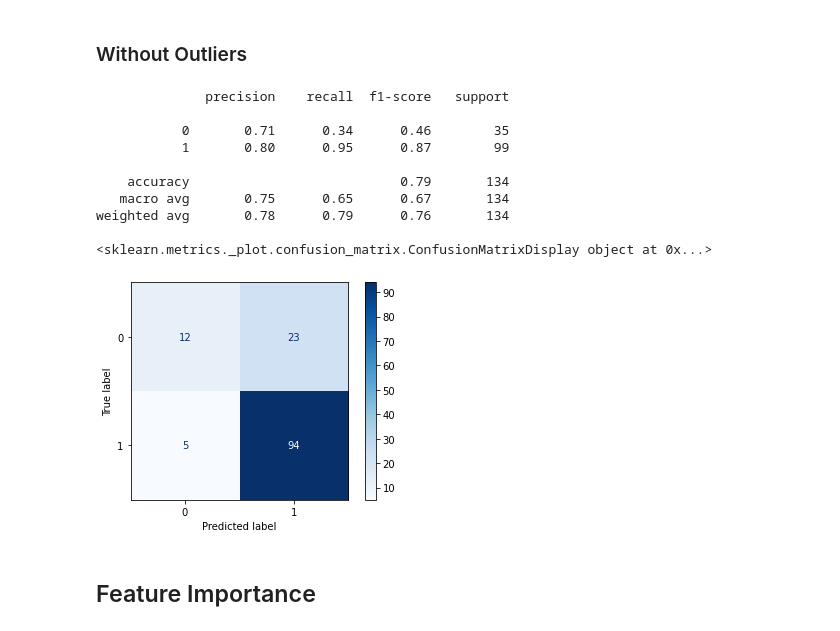
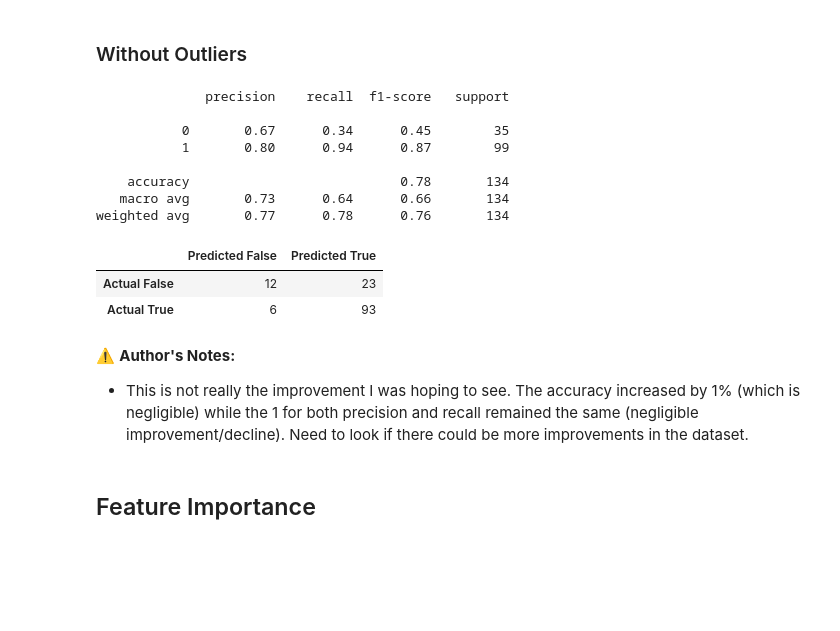
Before and after one commit to rsanchez-dv/ML_Training_Project, a Jupyter notebook: Machine_Learning_Implementation_(Random_Forests).ipynb, the cells around one changed output. Saved outputs shown, nothing was run; the diff lists cells and outputs as text; code cells hidden in the pictures; blank space fills up the shorter version.

```diff
--- a/Machine_Learning_Implementation.ipynb
+++ b/Machine_Learning_Implementation_(Random_Forests).ipynb
@@ -88,24 +103,31 @@ weighted avg       0.76      0.76      0.75       185
 # %%
 X_train_1, X_test_1, y_train_1, y_test_1 = train_test_split(X_1,y_1,test_size = 0.3, random_state = 100)
 
 forest_1 = RandomForestClassifier(n_estimators = 100)
 forest_1.fit(X_train_1,y_train_1)
 
 forest_pred_1 = forest_1.predict(X_test_1)
+
 print(classification_report(y_test_1, forest_pred_1))
-print(plot_confusion_matrix(forest_1, X_test_1,y_test_1, cmap=plt.cm.Blues))
+df_matrix=pd.DataFrame(confusion_matrix(y_test_1, forest_pred_1),
+             columns=["Predicted False", "Predicted True"],
+             index=["Actual False", "Actual True"])
+df_matrix.style.background_gradient(cmap='Blues')
 # %% [output]
               precision    recall  f1-score   support
 
-           0       0.71      0.34      0.46        35
-           1       0.80      0.95      0.87        99
+           0       0.67      0.34      0.45        35
+           1       0.80      0.94      0.87        99
 
-    accuracy                           0.79       134
-   macro avg       0.75      0.65      0.67       134
-weighted avg       0.78      0.79      0.76       134
-
-<sklearn.metrics._plot.confusion_matrix.ConfusionMatrixDisplay object at 0x...>
+    accuracy                           0.78       134
+   macro avg       0.73      0.64      0.66       134
+weighted avg       0.77      0.78      0.76       134
-[figure, removed]
+|  | Predicted False | Predicted True |
+| Actual False | 12 | 23 |
+| Actual True | 6 | 93 |
+# %% [markdown]
+⚠️ **Author's Notes:**
+* This is not really the improvement I was hoping to see. The accuracy increased by 1% (which is negligible) while the 1 for both precision and recall remained the same (negligible improvement/decline). Need to look if there could be more improvements in the dataset.
 # %% [markdown]
 ## Feature Importance
 # %%
```
Also changed, not shown: parts of 18 cells of this notebook.
